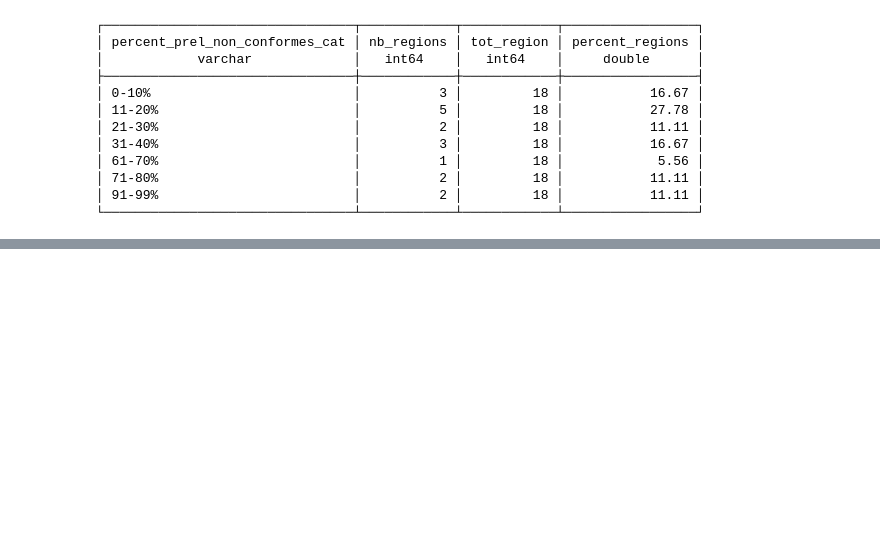
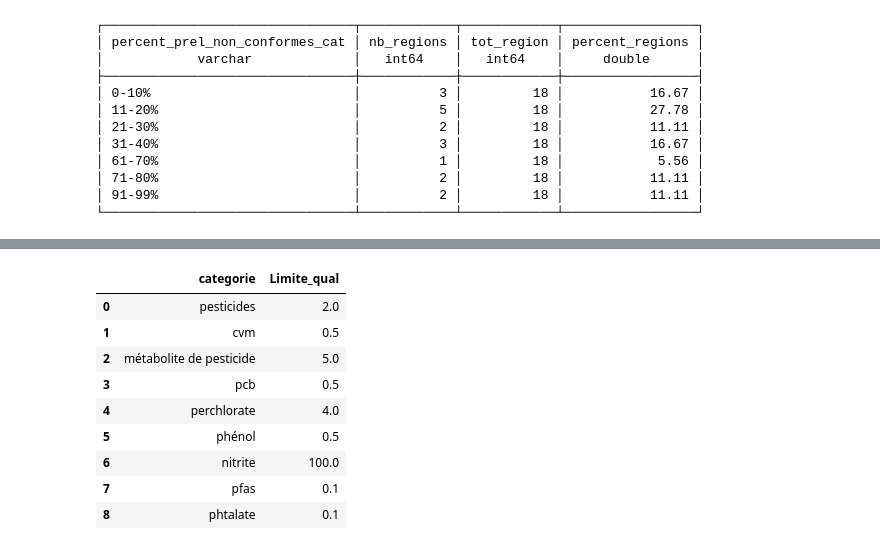
Before and after one commit to sbsrouteur/13_pollution_eau, a Jupyter notebook: analytics/notebooks/Tache110_Polluants_le_plus_souvent_non_conformes.ipynb, the cells around one changed output, grey strips where cells are left out. Saved outputs shown, nothing was run; the diff lists cells and outputs as text; code cells hidden in the pictures; blank space fills up the shorter version.

Commit message:
fix: Update part III : etude par categorie de polluants

```diff
--- a/analytics/notebooks/Tache110_Polluants_le_plus_souvent_non_conformes.ipynb
+++ b/analytics/notebooks/Tache110_Polluants_le_plus_souvent_non_conformes.ipynb
@@ -923,0 +961,15 @@ con.sql(query_polluant).show()
+# %%
+# [OPTIONAL] Preview limits
+preview_limits = con.sql("SELECT * FROM limits").df()
+preview_limits
+# %% [output]
+|  | categorie | Limite_qual |
+| 0 | pesticides | 2.0 |
+| 1 | cvm | 0.5 |
+| 2 | métabolite de pesticide | 5.0 |
+| 3 | pcb | 0.5 |
+| 4 | perchlorate | 4.0 |
+| 5 | phénol | 0.5 |
+| 6 | nitrite | 100.0 |
+| 7 | pfas | 0.1 |
+| 8 | phtalate | 0.1 |
```
Also changed, not shown: parts of 27 cells of this notebook.
